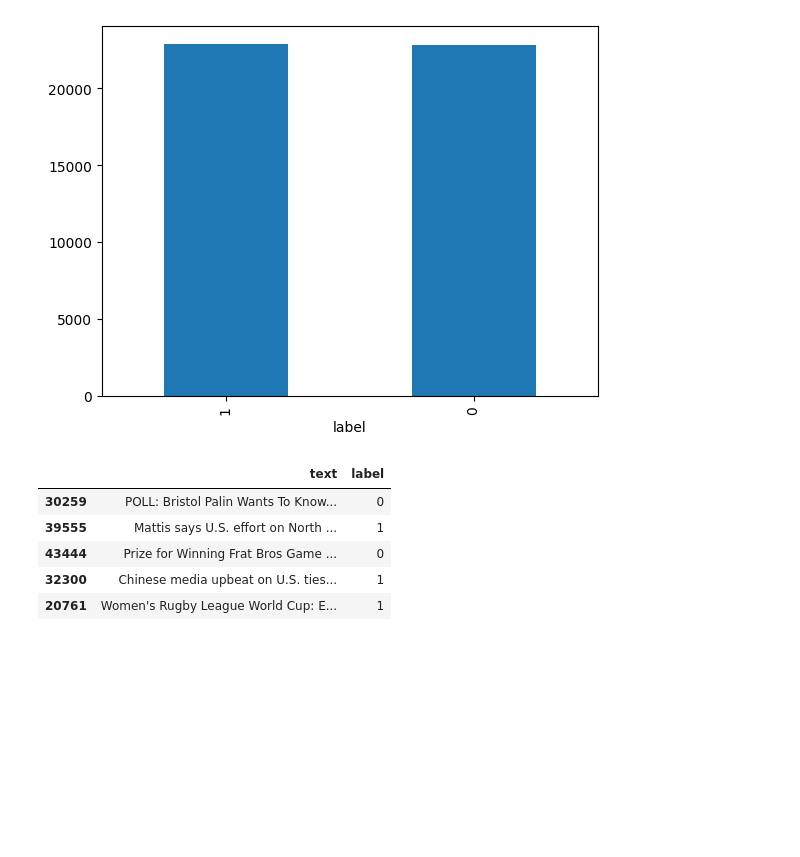
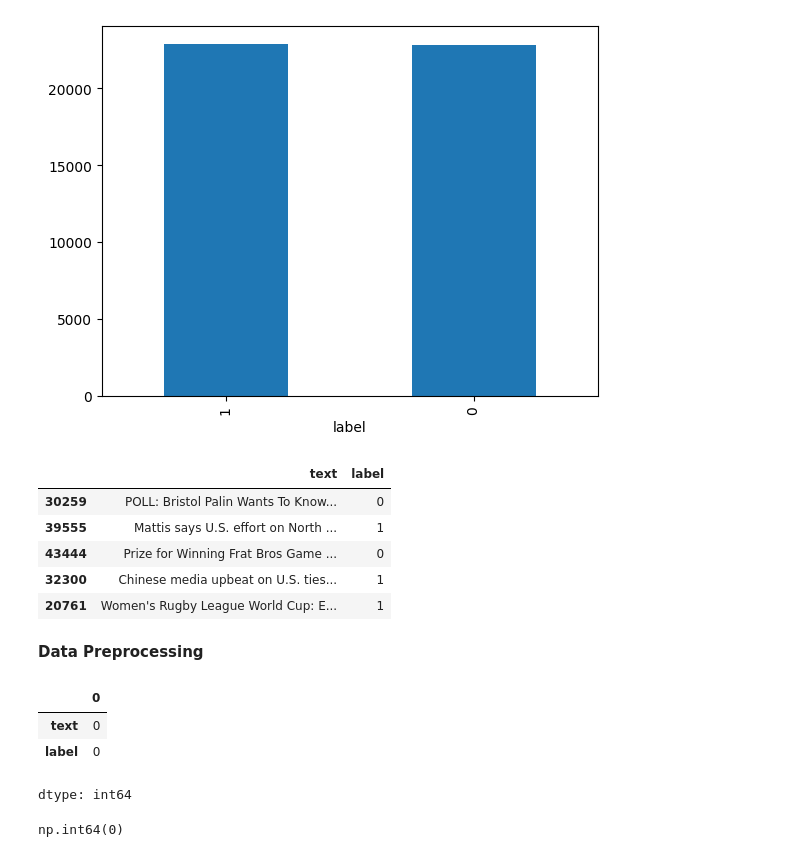
Before and after one commit to raju1207/fake-news-detection, a Jupyter notebook: fake_news_detection.ipynb, the cells around one changed output. Drawn from its saved outputs; the diff is of its cells as text; code cells hidden in the pictures; blank space fills up the shorter version.

```diff
--- a/fake_news_detection.ipynb
+++ b/fake_news_detection.ipynb
@@ -82,3 +82,20 @@ News_data.sample(5)
 | 43444 | Prize for Winning Frat Bros Game ... | 0 |
 | 32300 | Chinese media upbeat on U.S. ties... | 1 |
 | 20761 | Women's Rugby League World Cup: E... | 1 |
+# %% [markdown]
+**Data Preprocessing**
+# %%
+#Check Missing Values
+
+News_data.isnull().sum()
+# %% [output]
+|  | 0 |
+| text | 0 |
+| label | 0 |
+dtype: int64
+# %%
+#Remove Duplicates
+
+News_data.duplicated().sum()
+# %% [output]
+np.int64(0)
```
Also changed, not shown: parts of 1 cell of this notebook.
